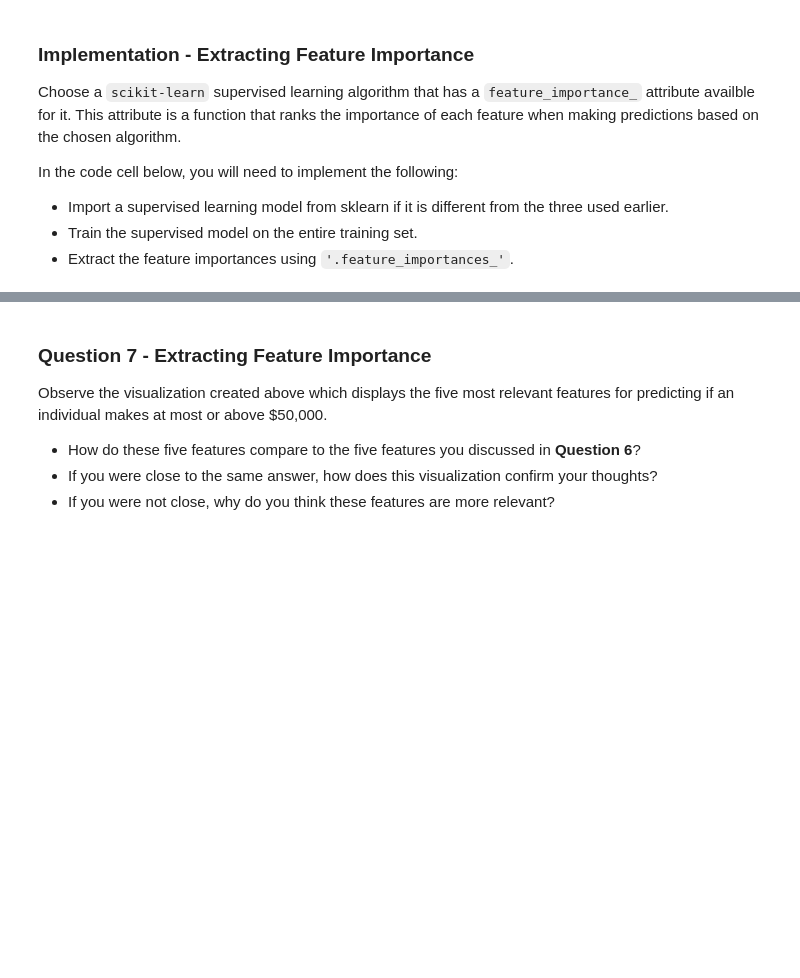
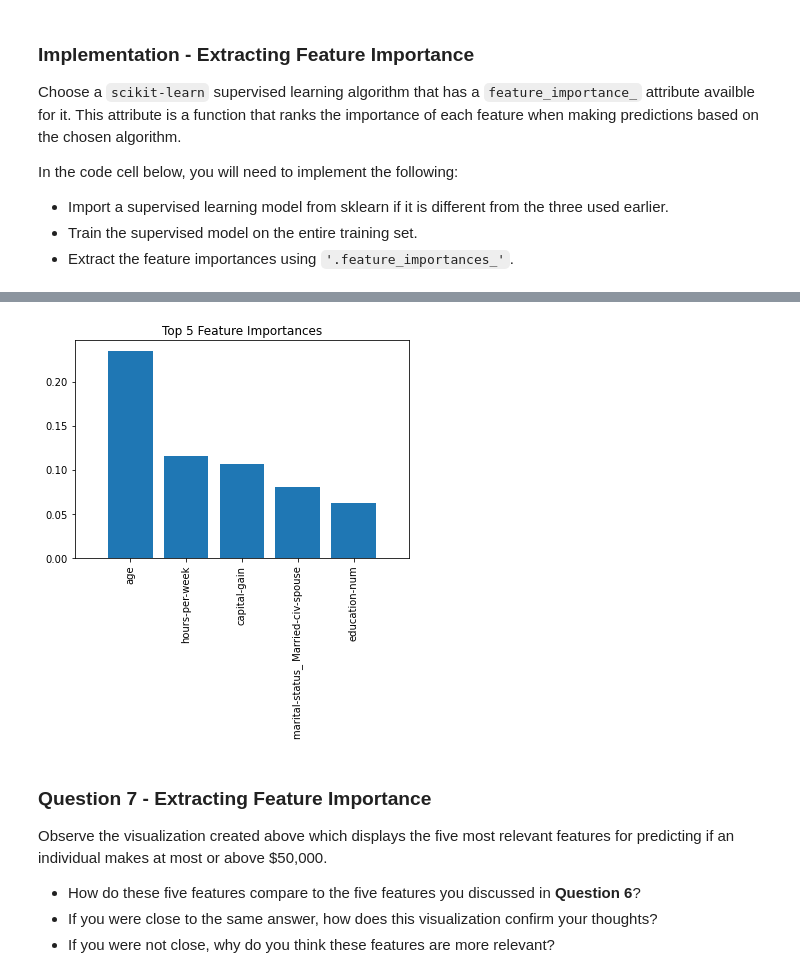
Before and after one commit to tfrum/frum-portfolio, a Jupyter notebook: assignments/ml-projects-udacity/supervised/finding_donors.ipynb, the cells around one changed output, grey strips where cells are left out. Drawn from its saved outputs; the diff is of its cells as text; code cells hidden in the pictures; blank space fills up the shorter version.

```diff
--- a/assignments/ml-projects-udacity/supervised/finding_donors.ipynb
+++ b/assignments/ml-projects-udacity/supervised/finding_donors.ipynb
@@ -589,3 +677,14 @@ vs.feature_plot(importances, X_train, y_train)
+# %%
+# better plot so we can read the top one easier
+indices = np.argsort(importances)[::-1][:5]
+plt.figure()
+plt.title("Top 5 Feature Importances")
+plt.bar(range(5), importances[indices], align="center")
+plt.xticks(range(5), [X_train.columns[i] for i in indices], rotation=90)
+plt.xlim([-1, 5])
+plt.show()
+# %% [output]
+[figure, added]
 # %% [markdown]
 ### Question 7 - Extracting Feature Importance
 
```
Also changed, not shown: parts of 20 cells of this notebook, 1 other file.
